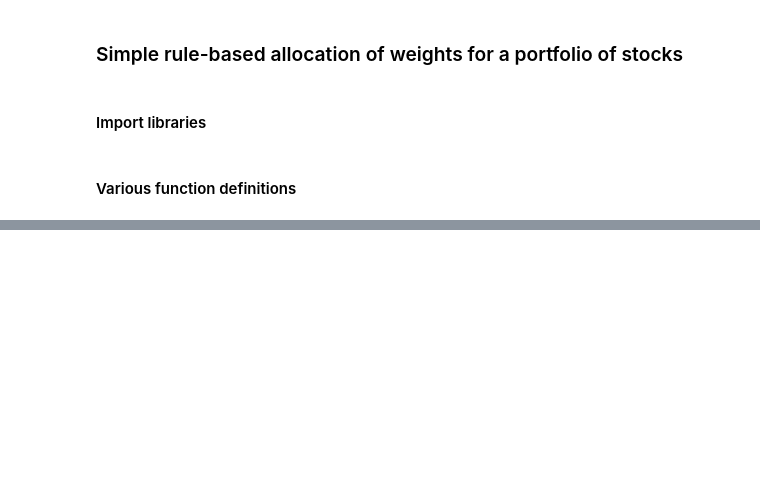
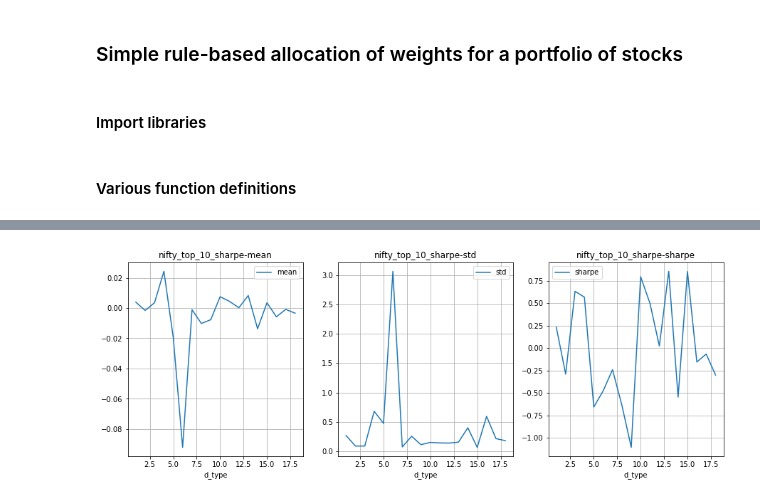
Before and after one commit to sajanrav/notebooks, a Jupyter notebook: equities-and-indexes/equity-portfolio-tests.ipynb, the cells around one changed output, grey strips where cells are left out. Saved outputs shown, nothing was run; the diff lists cells and outputs as text; code cells hidden in the pictures; blank space fills up the shorter version.

```diff
--- a/equities-and-indexes/equity-portfolio-tests.ipynb
+++ b/equities-and-indexes/equity-portfolio-tests.ipynb
@@ -373,0 +319,4 @@ Sharpe  : 0.8183
+# %%
+aggregate_stats('nifty_top_10_sharpe')
+# %% [output]
+[figure, added]
```
Also changed, not shown: parts of 32 cells of this notebook, 2 other files.
